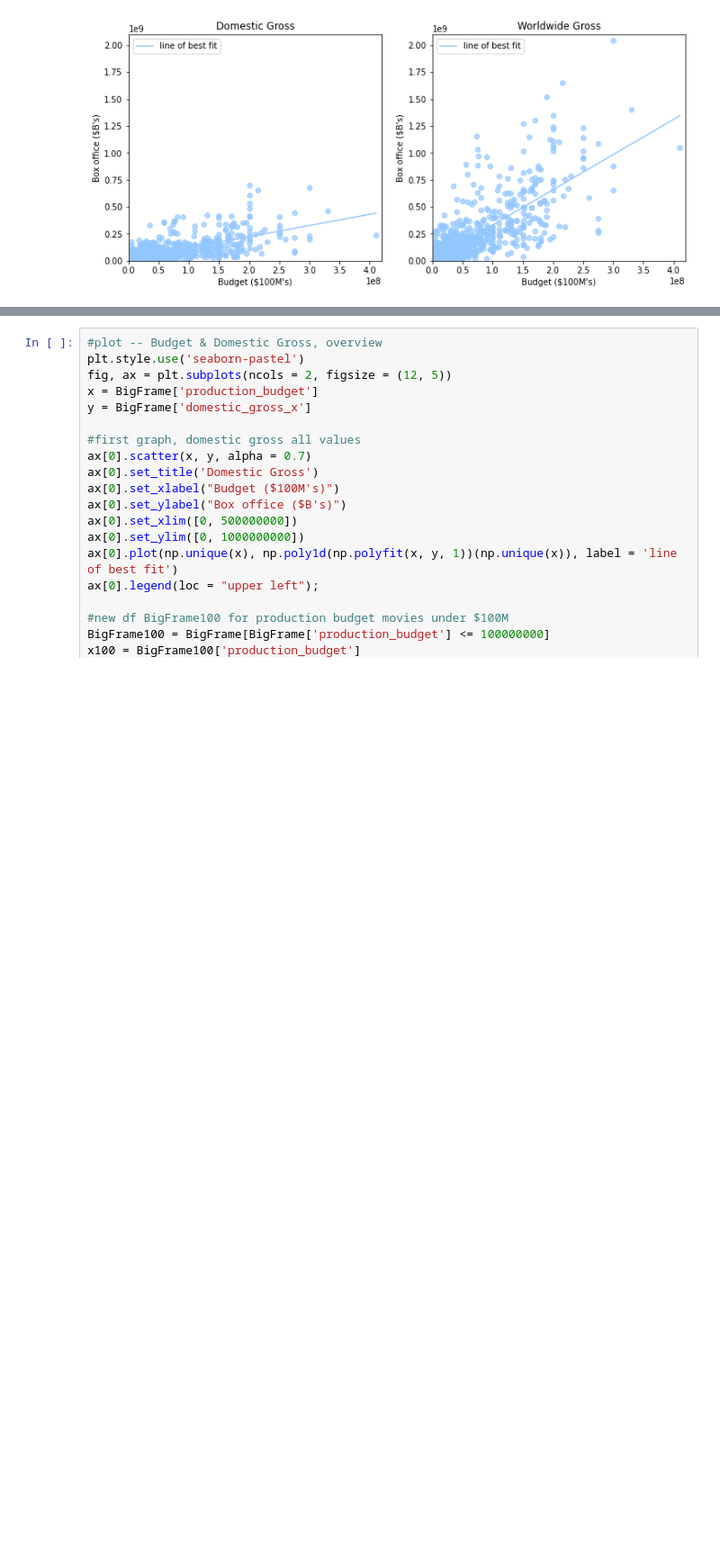
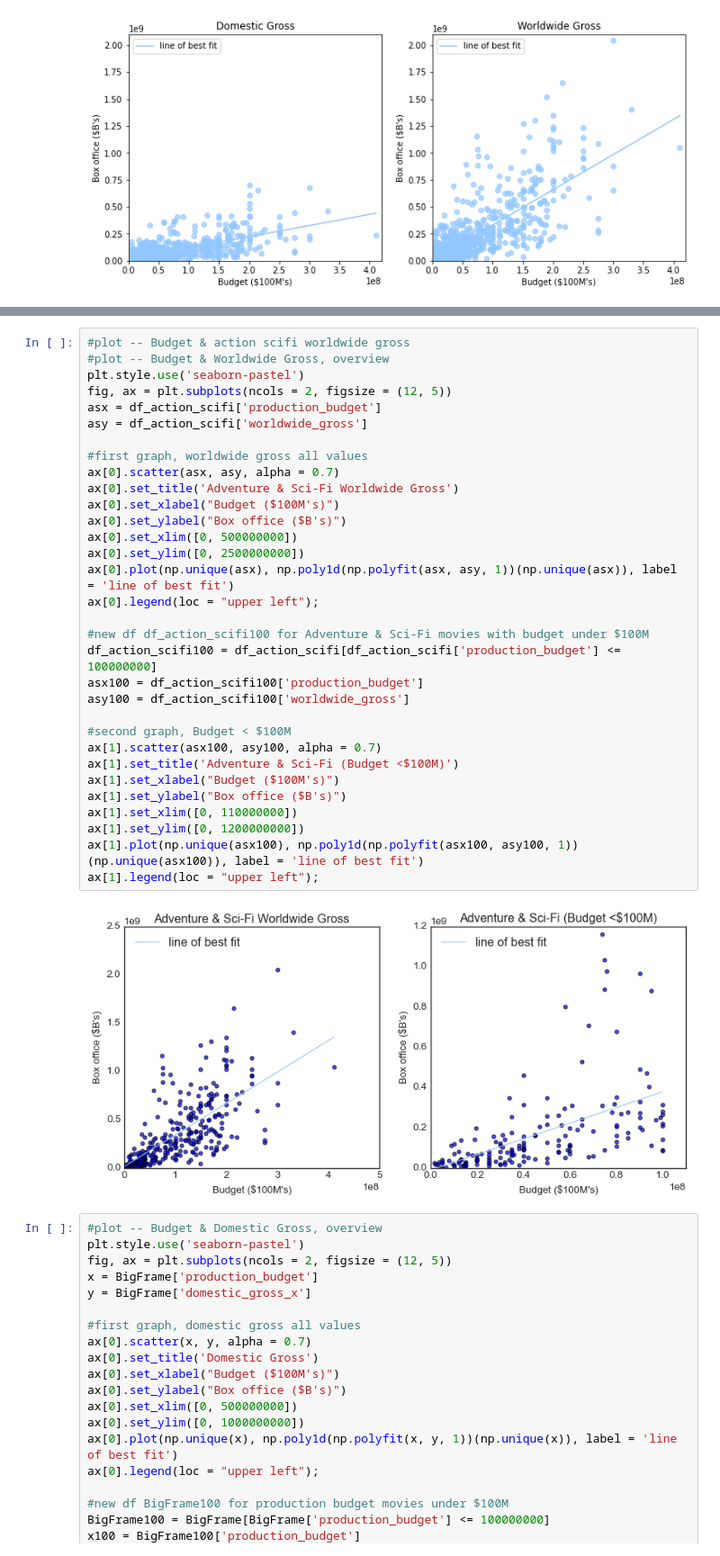
Before and after one commit to 281clo/microsoft-movie-analysis, a Jupyter notebook: index-Copy.ipynb, the cells around one changed output, grey strips where cells are left out. Shown at 90% size. Saved outputs shown, nothing was run; the diff lists cells and outputs as text; blank space fills up the shorter version.

```diff
--- a/index-Copy.ipynb
+++ b/index-Copy.ipynb
@@ -675,3 +695,37 @@ ax[1].legend(loc = "upper left");
+# %%
+#plot -- Budget & action scifi worldwide gross
+#plot -- Budget & Worldwide Gross, overview
+plt.style.use('seaborn-pastel')
+fig, ax = plt.subplots(ncols = 2, figsize = (12, 5))
+asx = df_action_scifi['production_budget']
+asy = df_action_scifi['worldwide_gross']
+
+#first graph, worldwide gross all values
+ax[0].scatter(asx, asy, alpha = 0.7)
+ax[0].set_title('Adventure & Sci-Fi Worldwide Gross')
+ax[0].set_xlabel("Budget ($100M's)")
+ax[0].set_ylabel("Box office ($B's)")
+ax[0].set_xlim([0, 500000000])
+ax[0].set_ylim([0, 2500000000])
+ax[0].plot(np.unique(asx), np.poly1d(np.polyfit(asx, asy, 1))(np.unique(asx)), label = 'line of best fit')
+ax[0].legend(loc = "upper left");
+
+#new df df_action_scifi100 for Adventure & Sci-Fi movies with budget under $100M
+df_action_scifi100 = df_action_scifi[df_action_scifi['production_budget'] <= 100000000]
+asx100 = df_action_scifi100['production_budget']
+asy100 = df_action_scifi100['worldwide_gross']
+
+#second graph, Budget < $100M
+ax[1].scatter(asx100, asy100, alpha = 0.7)
+ax[1].set_title('Adventure & Sci-Fi (Budget <$100M)')
+ax[1].set_xlabel("Budget ($100M's)")
+ax[1].set_ylabel("Box office ($B's)")
+ax[1].set_xlim([0, 110000000])
+ax[1].set_ylim([0, 1200000000])
+ax[1].plot(np.unique(asx100), np.poly1d(np.polyfit(asx100, asy100, 1))(np.unique(asx100)), label = 'line of best fit')
+ax[1].legend(loc = "upper left");
+# %% [output]
+[figure, added]
 # %%
 #plot -- Budget & Domestic Gross, overview
 plt.style.use('seaborn-pastel')
```
Also changed, not shown: parts of 2 cells of this notebook, 6 other files.
